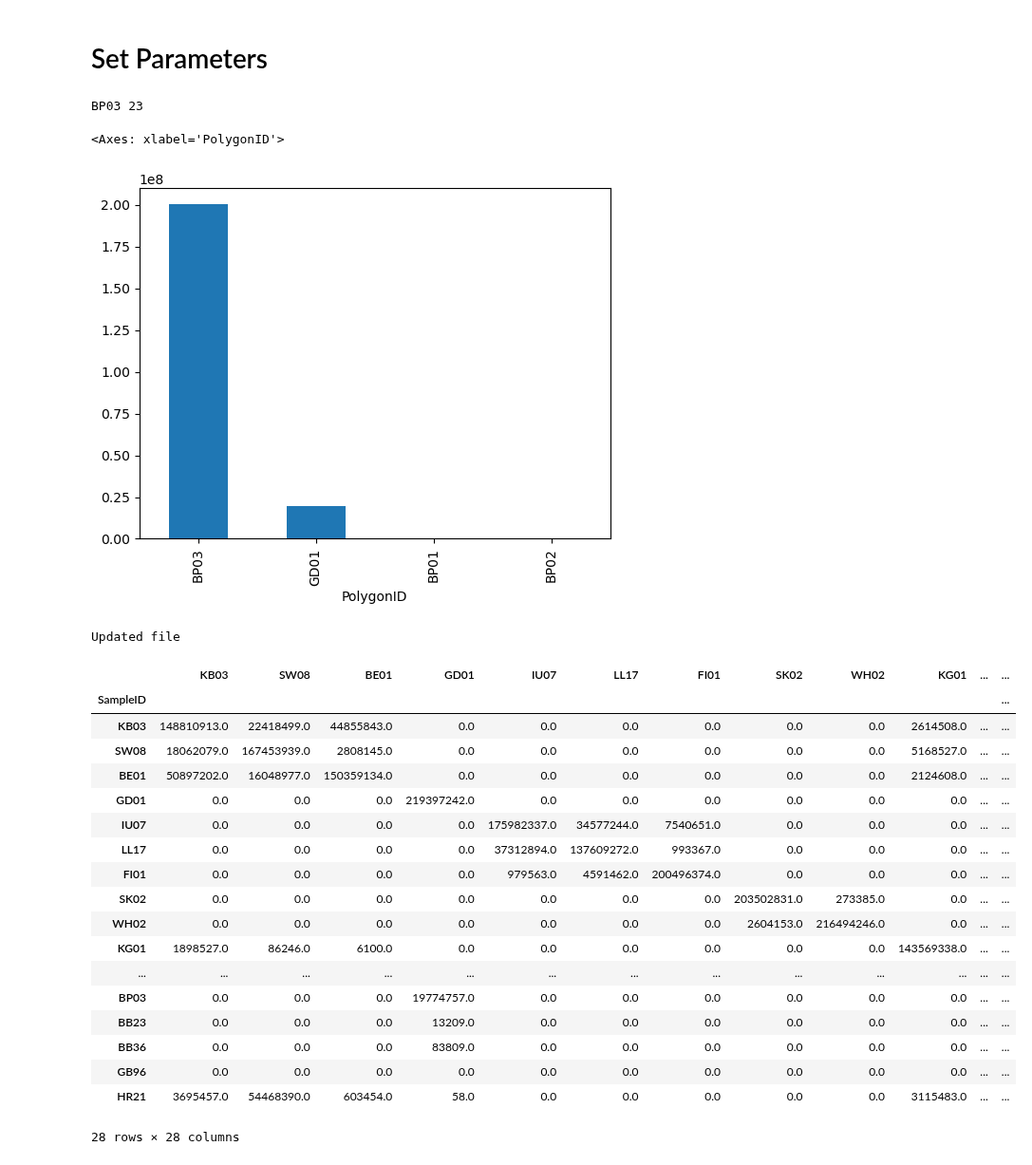
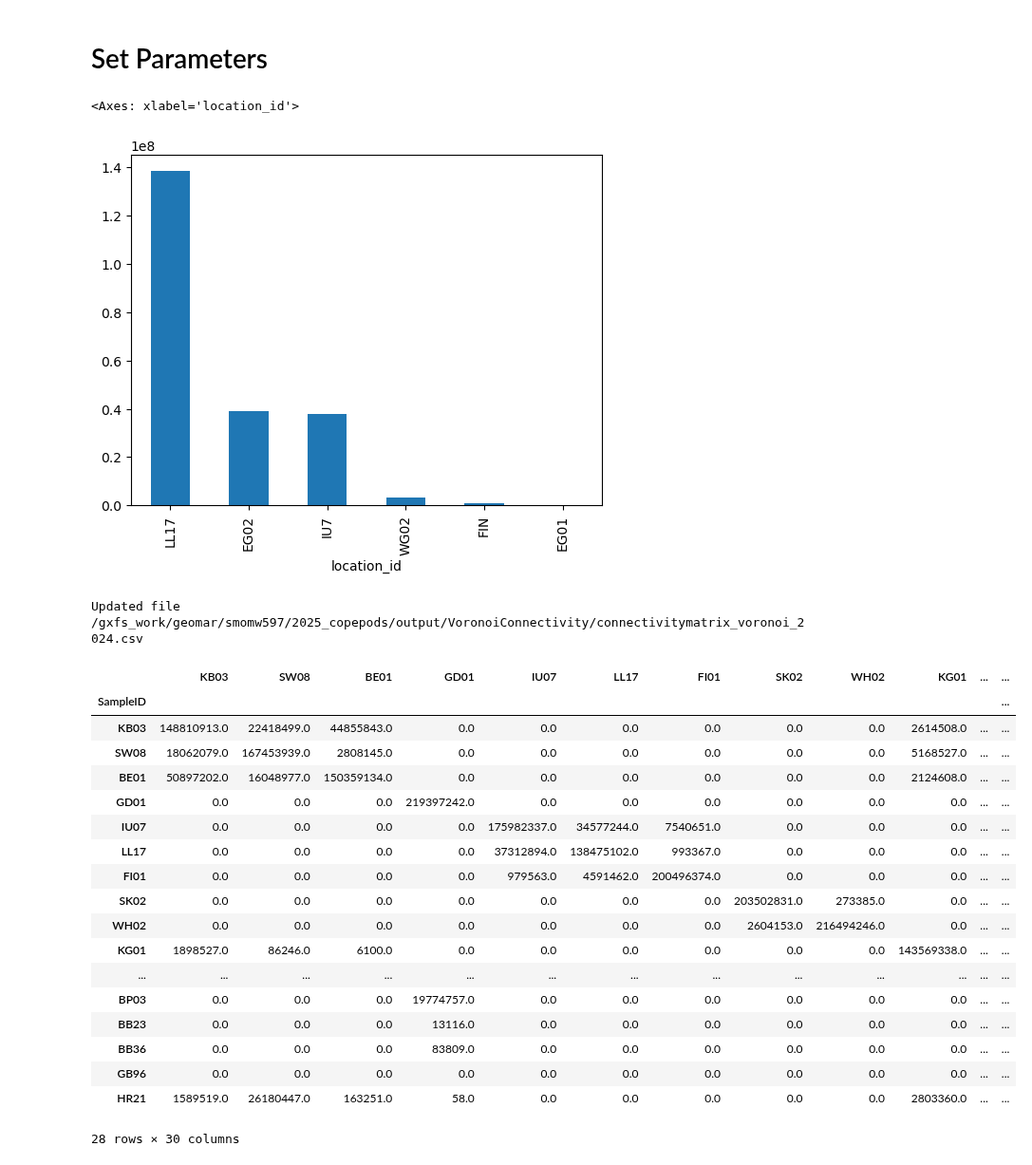
Before and after one commit to geomar-od-lagrange/2025_copepods, a Jupyter notebook: notebooks/SiteConnectivityVoronoi.ipynb, the cells around one changed output. Shown at 95% size. Saved outputs shown, nothing was run; the diff lists cells and outputs as text; code cells hidden in the pictures.

```diff
--- a/notebooks/SiteConnectivityVoronoi.ipynb
+++ b/notebooks/SiteConnectivityVoronoi.ipynb
@@ -50,20 +49,16 @@ output_path = Path(folder_path, f"VoronoiConnectivity/")
 # %%
 # Load the samplepoints and the voronoi polygons
-gdf_sample_points = gpd.read_file(sample_points_path)
-gdf_voronoi_polygons = gpd.read_file(voronoi_polygons_path).to_crs(Geodetic())
-
+sample_points = gpd.read_file(sample_points_path).set_index('location_id_old')
+gdf_voronoi_polygons = gpd.read_file(voronoi_polygons_path)
+# sample_ids = sample_points.location_id.to_list()
+sample_ids = sample_points.index.to_list()
 # Get site index, if the site name was given and the other way around
 if type(site) == str:
     site_name = site
-    site_index = gdf_sample_points.where(gdf_sample_points.SampleID==site).first_valid_index()
 elif type(site) == int:
-    site_name = gdf_sample_points.loc[site].SampleID
-    site_index = site
-
+    # site_name = sample_points.iloc[site].name
+    site_name = sample_ids[site]
 # set starting site to 'active'
-gdf_sample_points.SampleKind.loc[site_index] = "active"
-print(site_name, site_index)
+sample_points.loc[site_name]['sample_kind'] = 'active'
-# %% [output]
-BP03 23
 # %%
 # Read and prepare the trajectory file
@@ -85,65 +71,67 @@ del df_trajectories
+# %%
+# Take the positions and build a pandas dataframe out of it, making it as small as possible
+df_trajectories = ds_trajectories.to_dataframe().dropna()
+# removing the xr Datset, as it is not longer needed but big in the memory
+del ds_trajectories
+# %%
+# Build a Gepandas Gedataframe frm the dataframe and delete the df afterwards t safe n memry
+gdf_trajectories = gpd.GeoDataFrame(geometry=gpd.points_from_xy(df_trajectories['lon'], df_trajectories['lat'], crs=Geodetic()))
+del df_trajectories
 # %%
-# Check, in which polygon each particle is
-gdf_trajectories = (gpd
-    .sjoin(left_df=gdf_trajectories, right_df=gdf_voronoi_polygons, how="left", rsuffix="polygon")
-    .drop(columns=['index', 'index_polygon0', 'SampleKind'])
-)
+# Check for each particle which polygon contains it
+gdf_trajectories = gdf_trajectories.sjoin(gdf_voronoi_polygons, how='left').drop(columns=['index_right', 'sample_kind'])
 # %%
 # Count the particles per polygon
-polygon_count = gdf_trajectories.PolygonID.value_counts()
-polygon_count.plot(kind="bar")
+polygon_count = gdf_trajectories.location_id.value_counts()
+polygon_count.plot(kind='bar')
 # %% [output]
-<Axes: xlabel='PolygonID'>
+<Axes: xlabel='location_id'>
-[figure, old version]
+[figure, new version]
 # %%
 # Write the counts per polygon into a connectivity matrix
+output_file_path = output_path / f'connectivity_matrix_{north_sea_locations}_{year}.csv'
+files_list = list(output_path.glob(f'connectivity_{north_sea_locations}_locations*'))
+
 for n in range(10):
     # For the unlikely case, that multiple notebooks try to write in the same file,
     # a mechanism to delay the writing process was employed
     try:
         # If the connectivity matrix for the given year already exists, thake that
-        try:
-            connectivity_matrix = pd.read_csv(Path(output_path,f"connectivitymatrix_voronoi_{year}.csv"), index_col=0)
-            print('Updated file')
-        # Else make a new one
-        except:
-            connectivity_matrix = pd.DataFrame(
-                np.zeros([len(gdf_sample_points.SampleID),len(gdf_sample_points.SampleID)]),
-                index=gdf_sample_points.SampleID,
-                columns=gdf_voronoi_polygons.PolygonID,
-            )
-            print('Created a new file')
-        # Then write the count values for the start site ('site_name") into the respective cell of the polygon ('polygon_name')
-        for polygon_name, count in polygon_count.items():
-            connectivity_matrix.loc[site_name].loc[polygon_name] = count
-        connectivity_matrix.to_csv(Path(output_path, f"connectivitymatrix_voronoi_{year}.csv"))
+        if output_file_path in files_list:
+                connectivity_matrix = pd.read_csv(output_file_path, index_col=0)
+                print('Updated file', output_file_path)
+        else:
+                connectivity_matrix = pd.DataFrame(index=sample_ids, columns=sample_ids).fillna(0)
+                print('Created a new file', output_file_path)
+        for polygon_id, count in polygon_count.items():
+                connectivity_matrix.loc[[site_name], [polygon_id]] = count
+        connectivity_matrix.to_csv(output_file_path)
         break
     except:
-        print('n')
         print(np.random.rand()*n**2)
         time.sleep(np.random.rand()*n**2)
 connectivity_matrix
 # %% [output]
-Updated file
+Updated file /gxfs_work/geomar/smomw597/2025_copepods/output/VoronoiConnectivity/connectivitymatrix_voronoi_2024.csv
 |  | KB03 | SW08 | BE01 | GD01 | IU07 | LL17 | FI01 | SK02 | WH02 | KG01 | ... | ... |
 | SampleID |  |  |  |  |  |  |  |  |  |  |  | ... |
 | KB03 | 148810913.0 | 22418499.0 | 44855843.0 | 0.0 | 0.0 | 0.0 | 0.0 | 0.0 | 0.0 | 2614508.0 | ... | ... |
 | SW08 | 18062079.0 | 167453939.0 | 2808145.0 | 0.0 | 0.0 | 0.0 | 0.0 | 0.0 | 0.0 | 5168527.0 | ... | ... |
 | BE01 | 50897202.0 | 16048977.0 | 150359134.0 | 0.0 | 0.0 | 0.0 | 0.0 | 0.0 | 0.0 | 2124608.0 | ... | ... |
 | GD01 | 0.0 | 0.0 | 0.0 | 219397242.0 | 0.0 | 0.0 | 0.0 | 0.0 | 0.0 | 0.0 | ... | ... |
 | IU07 | 0.0 | 0.0 | 0.0 | 0.0 | 175982337.0 | 34577244.0 | 7540651.0 | 0.0 | 0.0 | 0.0 | ... | ... |
-| LL17 | 0.0 | 0.0 | 0.0 | 0.0 | 37312894.0 | 137609272.0 | 993367.0 | 0.0 | 0.0 | 0.0 | ... | ... |
+| LL17 | 0.0 | 0.0 | 0.0 | 0.0 | 37312894.0 | 138475102.0 | 993367.0 | 0.0 | 0.0 | 0.0 | ... | ... |
 | FI01 | 0.0 | 0.0 | 0.0 | 0.0 | 979563.0 | 4591462.0 | 200496374.0 | 0.0 | 0.0 | 0.0 | ... | ... |
 | SK02 | 0.0 | 0.0 | 0.0 | 0.0 | 0.0 | 0.0 | 0.0 | 203502831.0 | 273385.0 | 0.0 | ... | ... |
 | WH02 | 0.0 | 0.0 | 0.0 | 0.0 | 0.0 | 0.0 | 0.0 | 2604153.0 | 216494246.0 | 0.0 | ... | ... |
 | KG01 | 1898527.0 | 86246.0 | 6100.0 | 0.0 | 0.0 | 0.0 | 0.0 | 0.0 | 0.0 | 143569338.0 | ... | ... |
 | ... | ... | ... | ... | ... | ... | ... | ... | ... | ... | ... | ... | ... |
 | BP03 | 0.0 | 0.0 | 0.0 | 19774757.0 | 0.0 | 0.0 | 0.0 | 0.0 | 0.0 | 0.0 | ... | ... |
-| BB23 | 0.0 | 0.0 | 0.0 | 13209.0 | 0.0 | 0.0 | 0.0 | 0.0 | 0.0 | 0.0 | ... | ... |
+| BB23 | 0.0 | 0.0 | 0.0 | 13116.0 | 0.0 | 0.0 | 0.0 | 0.0 | 0.0 | 0.0 | ... | ... |
 | BB36 | 0.0 | 0.0 | 0.0 | 83809.0 | 0.0 | 0.0 | 0.0 | 0.0 | 0.0 | 0.0 | ... | ... |
 | GB96 | 0.0 | 0.0 | 0.0 | 0.0 | 0.0 | 0.0 | 0.0 | 0.0 | 0.0 | 0.0 | ... | ... |
-| HR21 | 3695457.0 | 54468390.0 | 603454.0 | 58.0 | 0.0 | 0.0 | 0.0 | 0.0 | 0.0 | 3115483.0 | ... | ... |
+| HR21 | 1589519.0 | 26180447.0 | 163251.0 | 58.0 | 0.0 | 0.0 | 0.0 | 0.0 | 0.0 | 2803360.0 | ... | ... |
-28 rows × 28 columns
+28 rows × 30 columns
 # %%
 fig = plt.figure(figsize=map_size)
 ax_map = fig.add_subplot(projection=map_projection)
```
Also changed, not shown: parts of 10 cells of this notebook.
